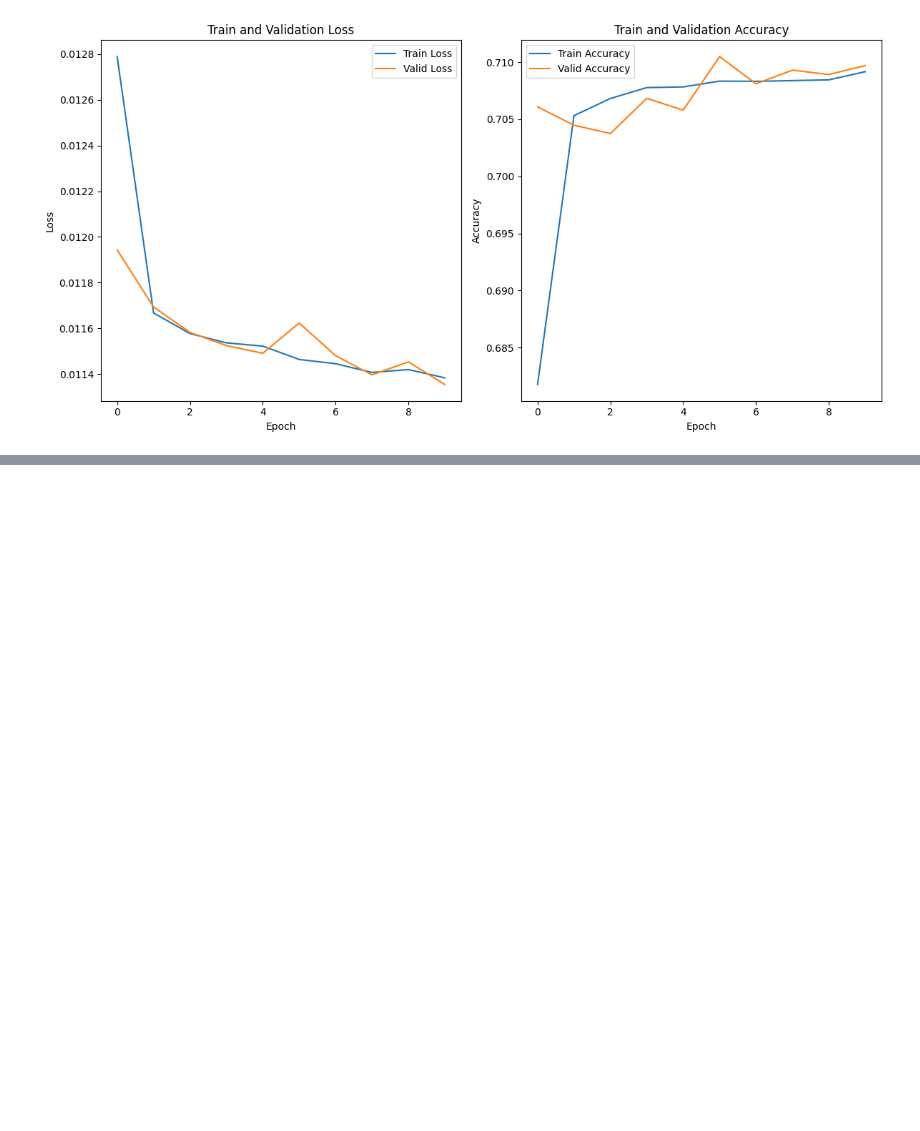
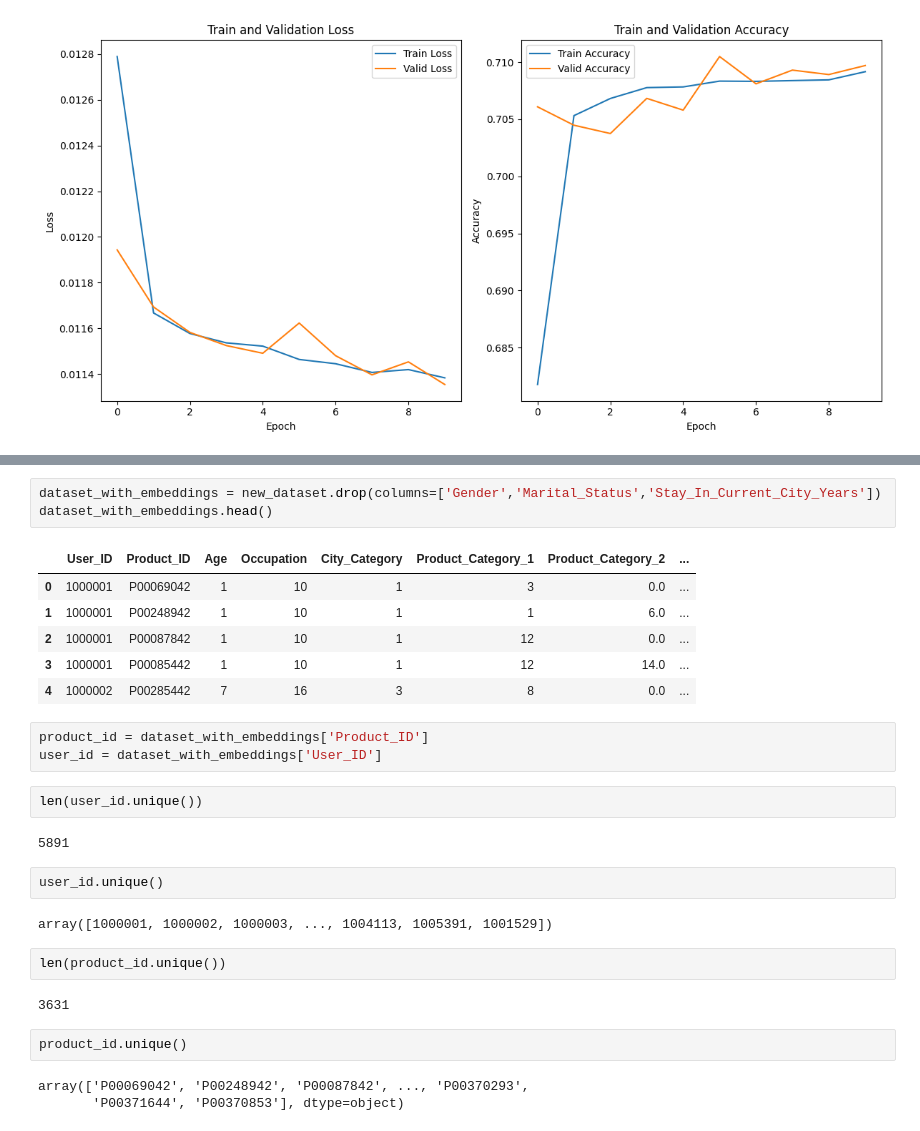
Before and after one commit to jmestanza/deep-learning, a Jupyter notebook: Mestanza-Joaquin-DL-TP Co17.ipynb, the cells around one changed output, grey strips where cells are left out. Drawn from its saved outputs; the diff is of its cells as text; blank space fills up the shorter version.

Commit message:
Check point, before using embeddings

```diff
--- a/Mestanza-Joaquin-DL-TP Co17.ipynb
+++ b/Mestanza-Joaquin-DL-TP Co17.ipynb
@@ -1219,0 +1225,30 @@ plt.show()
+# %%
+dataset_with_embeddings = new_dataset.drop(columns=['Gender','Marital_Status','Stay_In_Current_City_Years'])
+dataset_with_embeddings.head()
+# %% [output]
+|  | User_ID | Product_ID | Age | Occupation | City_Category | Product_Category_1 | Product_Category_2 | ... |
+| 0 | 1000001 | P00069042 | 1 | 10 | 1 | 3 | 0.0 | ... |
+| 1 | 1000001 | P00248942 | 1 | 10 | 1 | 1 | 6.0 | ... |
+| 2 | 1000001 | P00087842 | 1 | 10 | 1 | 12 | 0.0 | ... |
+| 3 | 1000001 | P00085442 | 1 | 10 | 1 | 12 | 14.0 | ... |
+| 4 | 1000002 | P00285442 | 7 | 16 | 3 | 8 | 0.0 | ... |
+# %%
+product_id = dataset_with_embeddings['Product_ID']
+user_id = dataset_with_embeddings['User_ID']
+# %%
+len(user_id.unique())
+# %% [output]
+5891
+# %%
+user_id.unique()
+# %% [output]
+array([1000001, 1000002, 1000003, ..., 1004113, 1005391, 1001529])
+# %%
+len(product_id.unique())
+# %% [output]
+3631
+# %%
+product_id.unique()
+# %% [output]
+array(['P00069042', 'P00248942', 'P00087842', ..., 'P00370293',
+       'P00371644', 'P00370853'], dtype=object)
```
Also changed, not shown: parts of 12 cells of this notebook.
